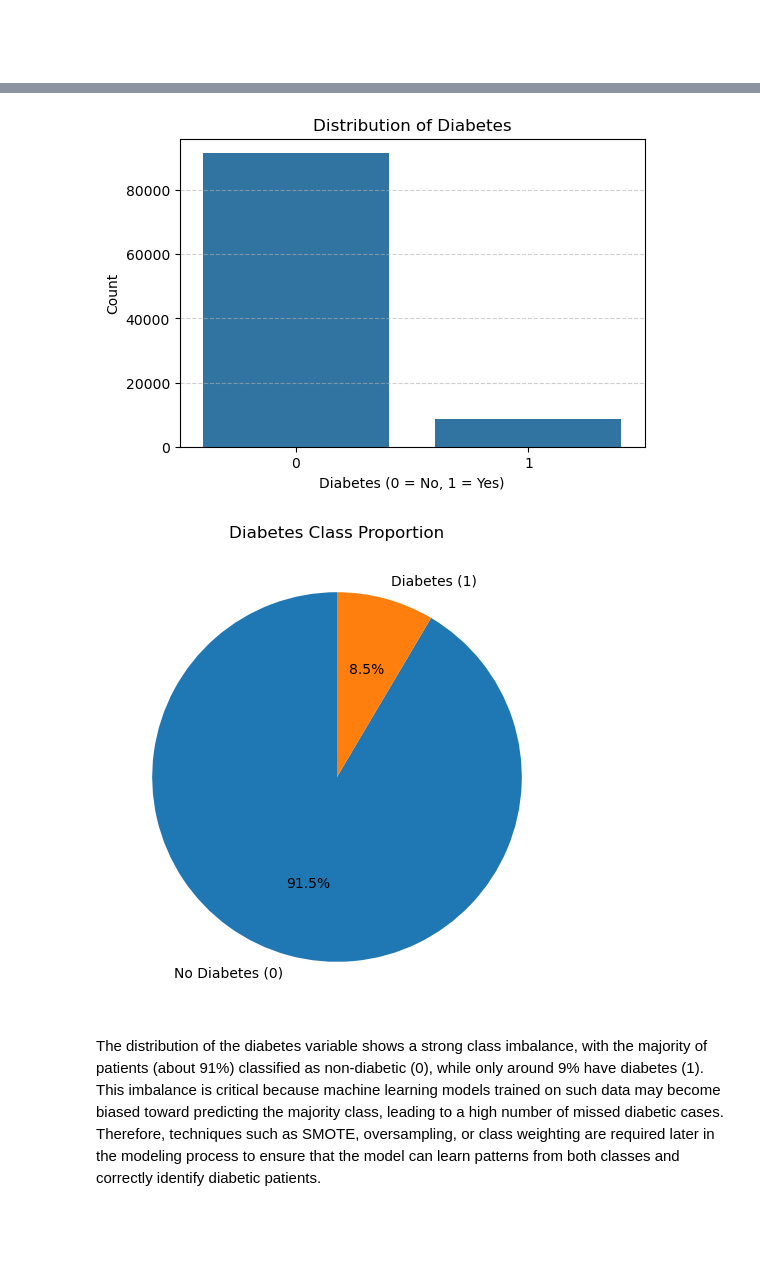
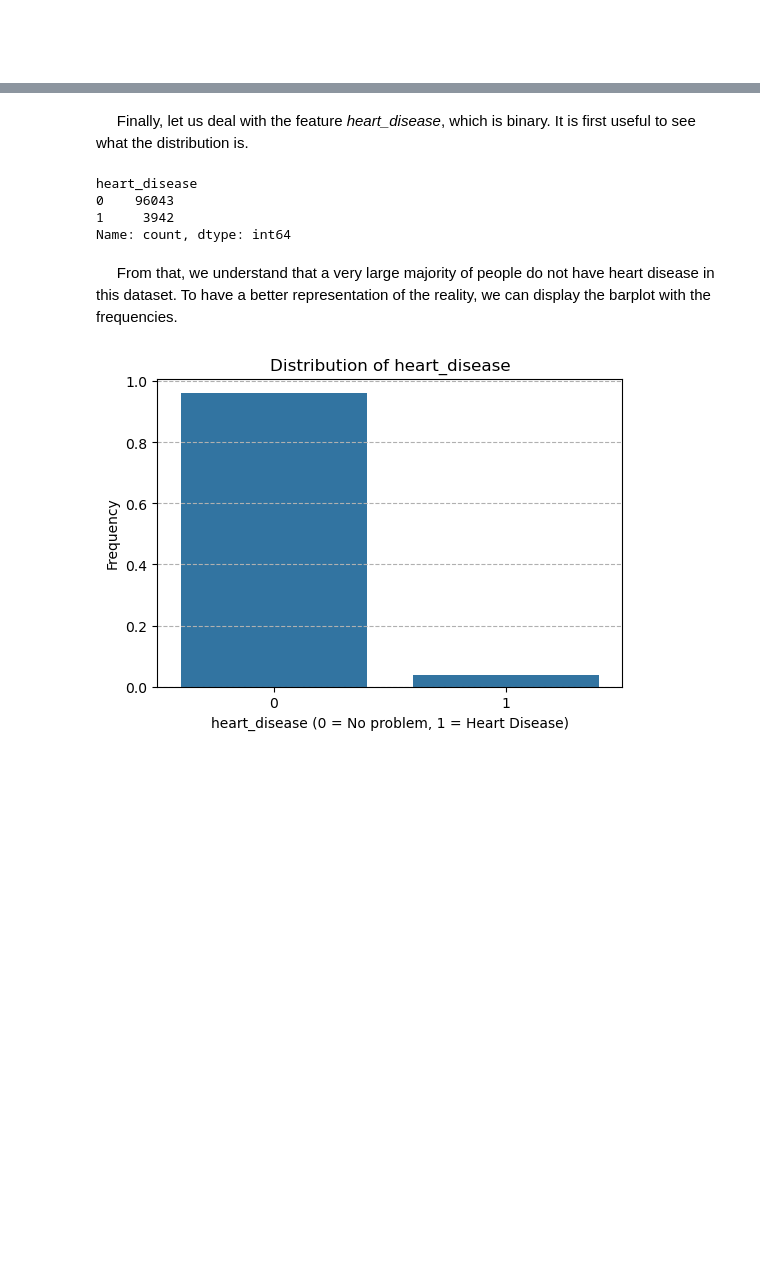
Before and after one commit to RefaelAharouni/Project_Machine_Learning_Refael_Venkatsai_Norbert_William, a Jupyter notebook: Project_Machine_Learning_Refael_Venkatsai_Norbert_William.ipynb, the cells around one changed output, grey strips where cells are left out. Cells and saved outputs as stored; diff of their text form; code cells hidden in the pictures; blank space fills up the shorter version.

```diff
--- a/Project_Machine_Learning_Refael_Venkatsai_Norbert_William.ipynb
+++ b/Project_Machine_Learning_Refael_Venkatsai_Norbert_William.ipynb
@@ -532,23 +539,24 @@ Name: proportion, dtype: float64
-# %%
-# Bar chart of diabetes distribution
-plt.figure(figsize=(6,4))
-sns.countplot(x = "diabetes", data = data)
-plt.title("Distribution of Diabetes")
-plt.xlabel("Diabetes (0 = No, 1 = Yes)")
-plt.ylabel("Count")
-plt.grid(axis = "y", linestyle = "--", alpha = 0.6)
-plt.show()
-
-# Pie chart of diabetes distribution
-plt.figure(figsize=(6,6))
-data["diabetes"].value_counts().plot.pie(autopct = "%1.1f%%", labels = ["No Diabetes (0)", "Diabetes (1)"], startangle = 90, ylabel = "")
-plt.title("Diabetes Class Proportion")
-plt.show()
-# %% [output]
-[figure, removed]
-[figure, removed]
-# %% [markdown]
-The distribution of the diabetes variable shows a strong class imbalance, with the majority of patients (about 91%) classified as non-diabetic (0), while only around 9% have diabetes (1). This imbalance is critical because machine learning models trained on such data may become biased toward predicting the majority class, leading to a high number of missed diabetic cases. Therefore, techniques such as SMOTE, oversampling, or class weighting are required later in the modeling process to ensure that the model can learn patterns from both classes and correctly identify diabetic patients.
+# %% [markdown]
+&nbsp;&nbsp;&nbsp;&nbsp;&nbsp;Finally, let us deal with the feature *heart_disease*, which is binary. It is first useful to see what the distribution is.
+# %%
+data["heart_disease"].value_counts()
+# %% [output]
+heart_disease
+0    96043
+1     3942
+Name: count, dtype: int64
+# %% [markdown]
+&nbsp;&nbsp;&nbsp;&nbsp;&nbsp;From that, we understand that a very large majority of people do not have heart disease in this dataset. To have a better representation of the reality, we can display the barplot with the frequencies.
+# %%
+plt.figure(figsize = (6,4))
+sns.barplot(x = data["heart_disease"].value_counts(normalize = True).index, y = data["heart_disease"].value_counts(normalize = True).values)
+plt.title("Distribution of heart_disease")
+plt.xlabel("heart_disease (0 = No problem, 1 = Heart Disease)")
+plt.ylabel("Frequency")
+plt.grid(axis = "y", linestyle = "--")
+plt.show()
+# %% [output]
+[figure, added]
 # %% [markdown]
 <br><br>
 # %% [markdown]
```
Also changed, not shown: parts of 35 cells of this notebook.
